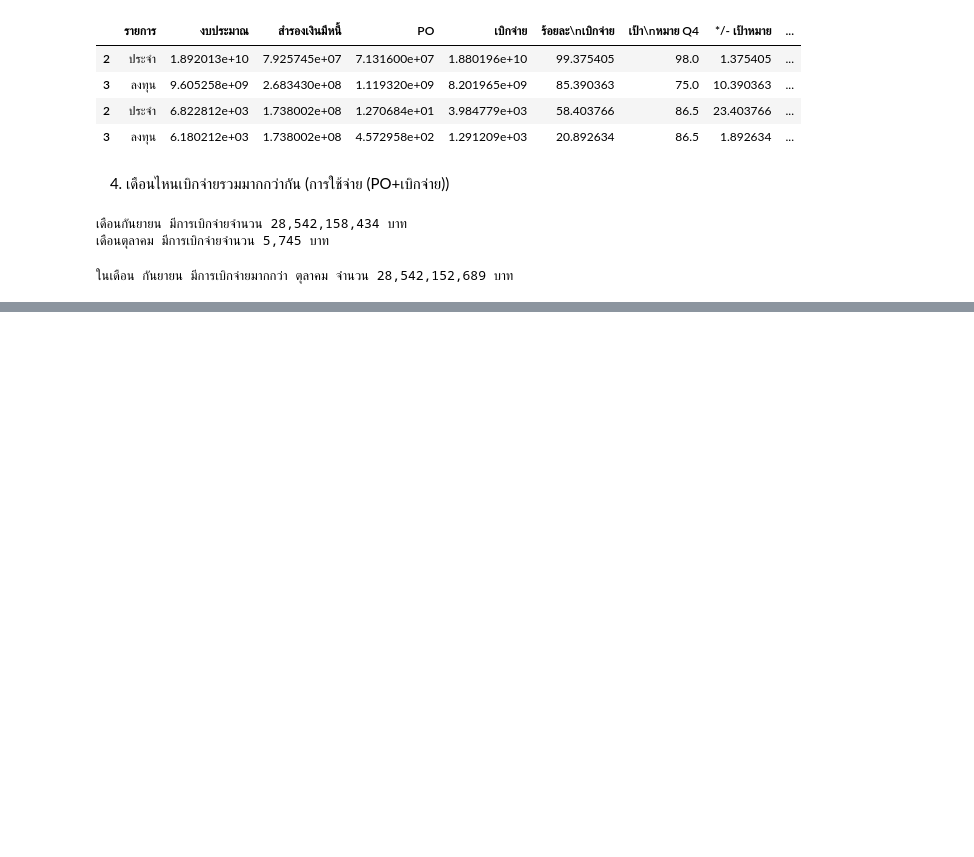
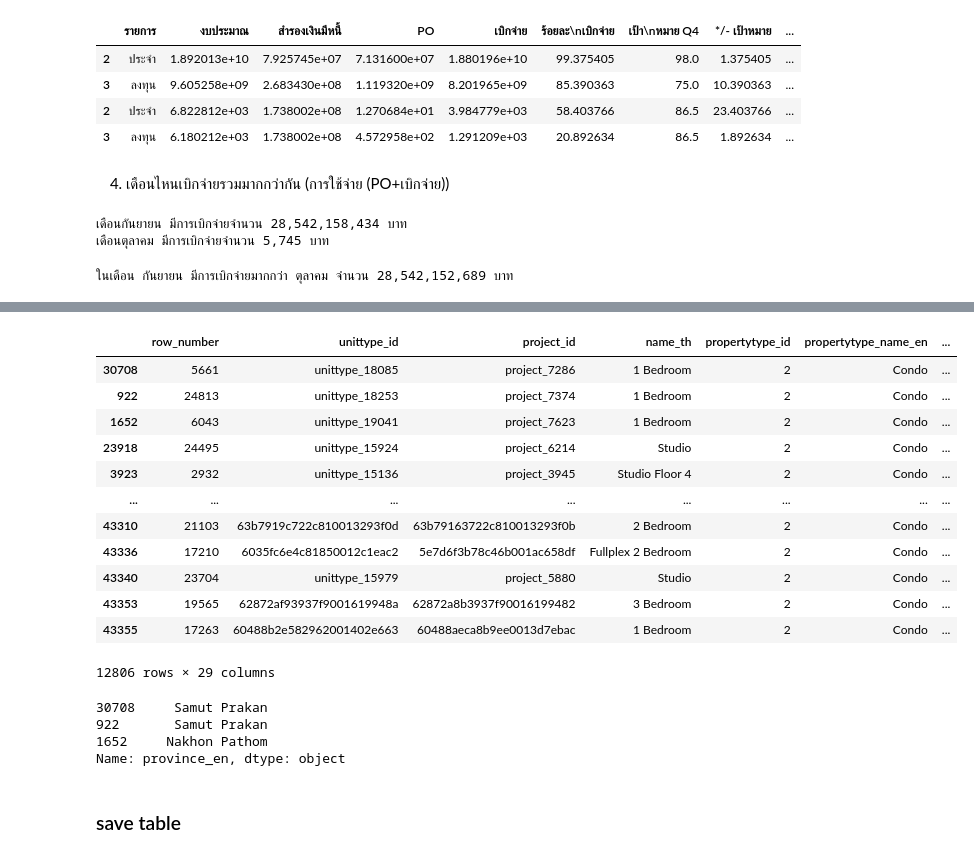
Before and after one commit to Triiplech4554/pyton_dataviz2023, a Jupyter notebook: Pandas102.ipynb, the cells around one changed output, grey strips where cells are left out. Saved outputs shown, nothing was run; the diff lists cells and outputs as text; code cells hidden in the pictures; blank space fills up the shorter version.

```diff
--- a/Pandas102.ipynb
+++ b/Pandas102.ipynb
@@ -234,0 +310,25 @@ else:
+# %%
+unit_df[unit_df['propertytype_name_en']=='Condo'].sort_values(by=['price_min'])
+# %% [output]
+|  | row_number | unittype_id | project_id | name_th | propertytype_id | propertytype_name_en | ... |
+| 30708 | 5661 | unittype_18085 | project_7286 | 1 Bedroom | 2 | Condo | ... |
+| 922 | 24813 | unittype_18253 | project_7374 | 1 Bedroom | 2 | Condo | ... |
+| 1652 | 6043 | unittype_19041 | project_7623 | 1 Bedroom | 2 | Condo | ... |
+| 23918 | 24495 | unittype_15924 | project_6214 | Studio | 2 | Condo | ... |
+| 3923 | 2932 | unittype_15136 | project_3945 | Studio Floor 4 | 2 | Condo | ... |
+| ... | ... | ... | ... | ... | ... | ... | ... |
+| 43310 | 21103 | 63b7919c722c810013293f0d | 63b79163722c810013293f0b | 2 Bedroom | 2 | Condo | ... |
+| 43336 | 17210 | 6035fc6e4c81850012c1eac2 | 5e7d6f3b78c46b001ac658df | Fullplex 2 Bedroom | 2 | Condo | ... |
+| 43340 | 23704 | unittype_15979 | project_5880 | Studio | 2 | Condo | ... |
+| 43353 | 19565 | 62872af93937f9001619948a | 62872a8b3937f90016199482 | 3 Bedroom | 2 | Condo | ... |
+| 43355 | 17263 | 60488b2e582962001402e663 | 60488aeca8b9ee0013d7ebac | 1 Bedroom | 2 | Condo | ... |
+12806 rows × 29 columns
+# %%
+unit_df[unit_df['propertytype_name_en']=='Condo'].sort_values(by=['price_min']).iloc[:3,-1]
+# %% [output]
+30708     Samut Prakan
+922       Samut Prakan
+1652     Nakhon Pathom
+Name: province_en, dtype: object
+# %% [markdown]
+### save table
```
Also changed, not shown: parts of 19 cells of this notebook.
